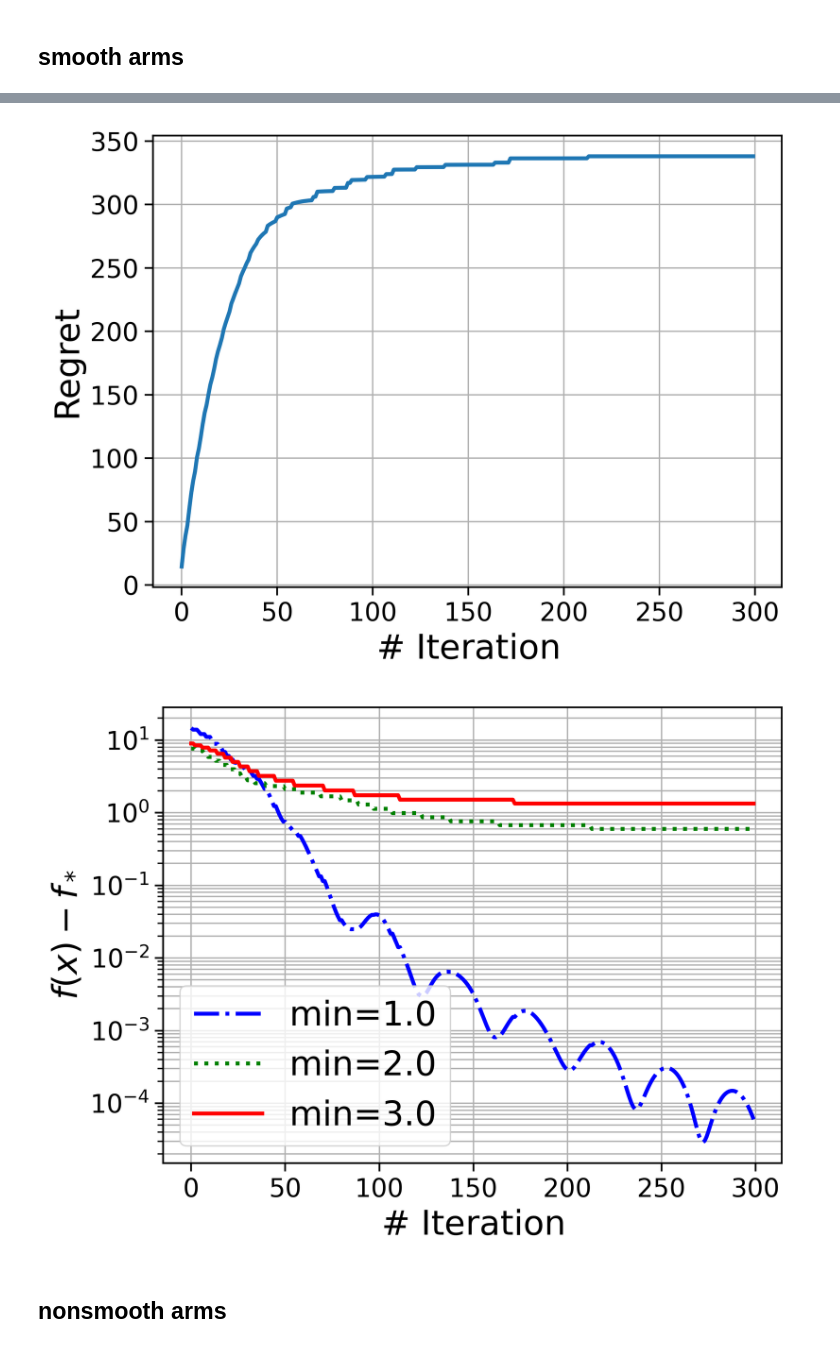
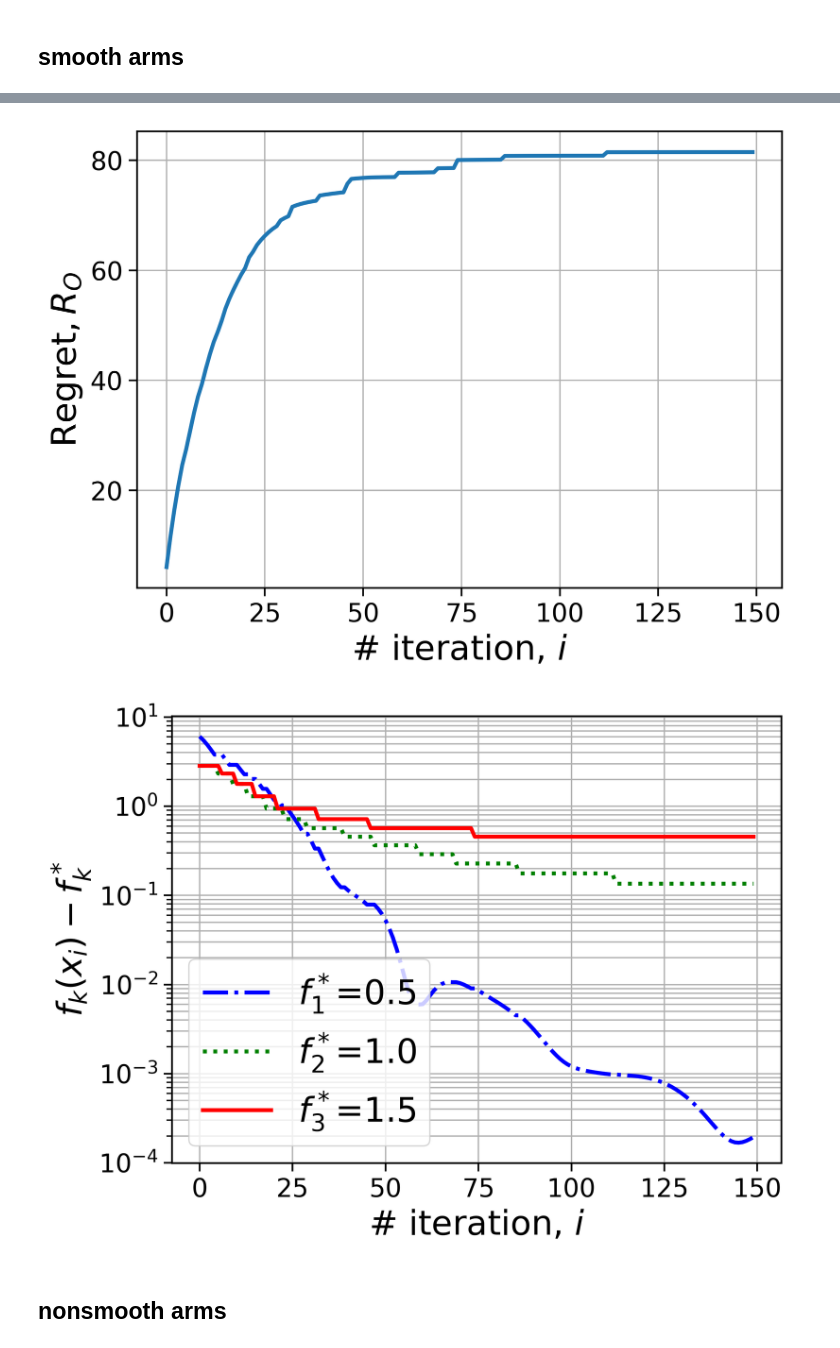
Before and after one commit to online-opt-acc/FMAB_copy, a Jupyter notebook: notebooks/synthetic_exp.ipynb, the cells around one changed output, grey strips where cells are left out. Cells and saved outputs as stored; diff of their text form; code cells hidden in the pictures.

```diff
--- a/notebooks/synthetic_exp.ipynb
+++ b/notebooks/synthetic_exp.ipynb
@@ -38,20 +38,20 @@ def get_QuadFormSQRT_arm(dim_smooth, min_val=None, seed = 0):
         min_val = np.random.randn()
 
     oracle_smooth = JaxFunc(QuadFormSQRT(dim_smooth, min_val=min_val, seed = seed), dim_smooth)
-    if min_val != 1:
-        x0 = np.ones(dim_smooth) * 5
+    if min_val != 0.5:
+        x0 = np.ones(dim_smooth) * 2 + oracle_smooth.func.bias
     else:
-        x0 = np.ones(dim_smooth) * 8
+        x0 = np.ones(dim_smooth) * 4.5 + oracle_smooth.func.bias
     L, R = oracle_smooth.func.get_params(x0)
     L = L
     smooth_optimizer = AcceleratedGradDescent(oracle_smooth, x0=x0, L=L, R=R)
-    smooth_optimizer.name = f"min={min_val}"
+    smooth_optimizer.name = rf"$f_{int(min_val * 2)}^*$={(min_val)}"
     return smooth_optimizer
 # %%
 def init_quad_arms():
     num_arms = 3
     dim = 20
-    arm_min_vals = np.linspace(1, 3, num=num_arms)
+    arm_min_vals = np.linspace(0.5, 1.5, num=num_arms)
 
     arms = []
 
@@ -63,4 +63,4 @@ def init_quad_arms():
 
 arms, min_vals = init_quad_arms()
 alg = UCB(arms)
-alg_res = alg.run(T=300)
+alg_res = alg.run(T=150)
@@ -68,7 +70,7 @@ alg_res = alg.run(T=300)
 figs = {}
 colors = ["b", "r", "black", "gray", "yellow"]
 figs["running"] = alg_res.draw_all_steps(arms, colors=colors)
-figs["running_clipped"] = alg_res.draw_all_steps(arms, colors=colors, ylim=[0, 17], with_intervals=False)
-figs["cumulative"] = alg_res.draw_cumulative_regret(1)
+figs["running_clipped"] = alg_res.draw_all_steps(arms, colors=colors, ylim=[0, 6.5], with_intervals=False)
+figs["cumulative"] = alg_res.draw_cumulative_regret(min(min_vals))
 figs["deltas"] = alg_res.draw_deltas(arms, min_vals)
 # %% [output]
@@ -77,5 +79,5 @@ figs["deltas"] = alg_res.draw_deltas(arms, min_vals)
-[figure, old version]
+[figure, new version]
-[figure, old version]
+[figure, new version]
 # %%
 import os
 
```
Also changed, not shown: parts of 9 cells of this notebook, 39 other files.
